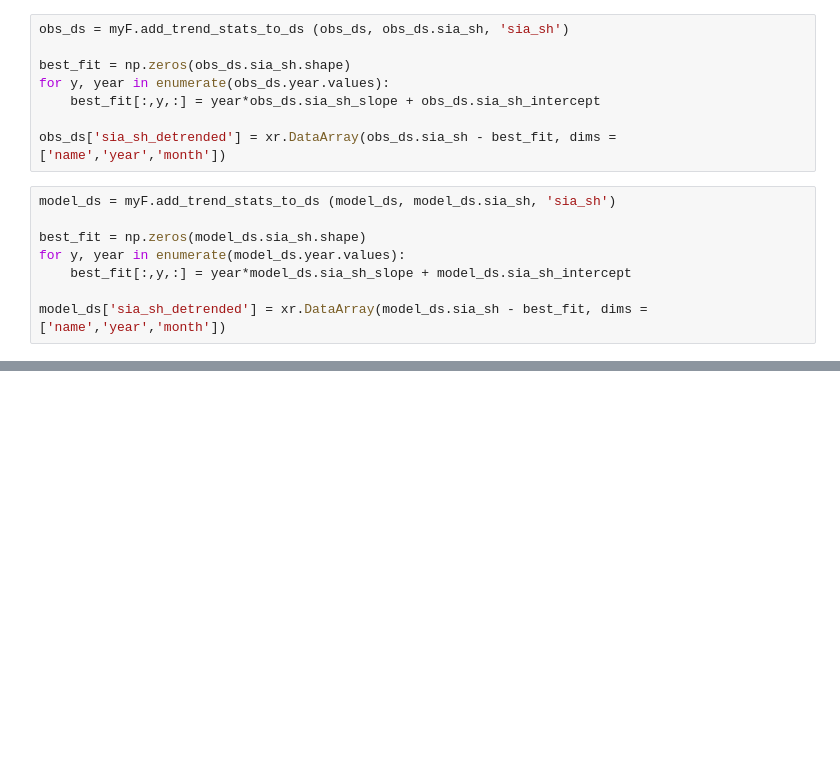
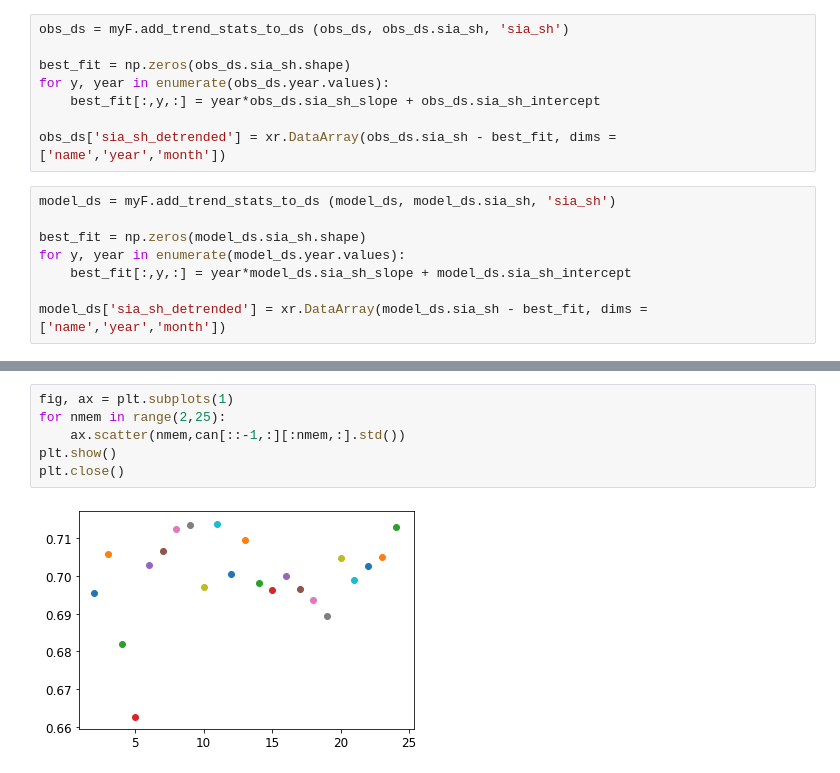
Before and after one commit to lettie-roach/analysis_antarctic-sia-in-cmip6, a Jupyter notebook: antsicmip6_fig4_suppfig1.ipynb, the cells around one changed output, grey strips where cells are left out. Cells and saved outputs as stored; diff of their text form; blank space fills up the shorter version.

```diff
--- a/antsicmip6_fig4_suppfig1.ipynb
+++ b/antsicmip6_fig4_suppfig1.ipynb
@@ -167,0 +224,8 @@ OSISAF 2 0.2551555155112506
+# %%
+fig, ax = plt.subplots(1)
+for nmem in range(2,25):
+    ax.scatter(nmem,can[::-1,:][:nmem,:].std())
+plt.show()
+plt.close()
+# %% [output]
+[figure, added]
```
Also changed, not shown: parts of 7 cells of this notebook, 6 other files.
